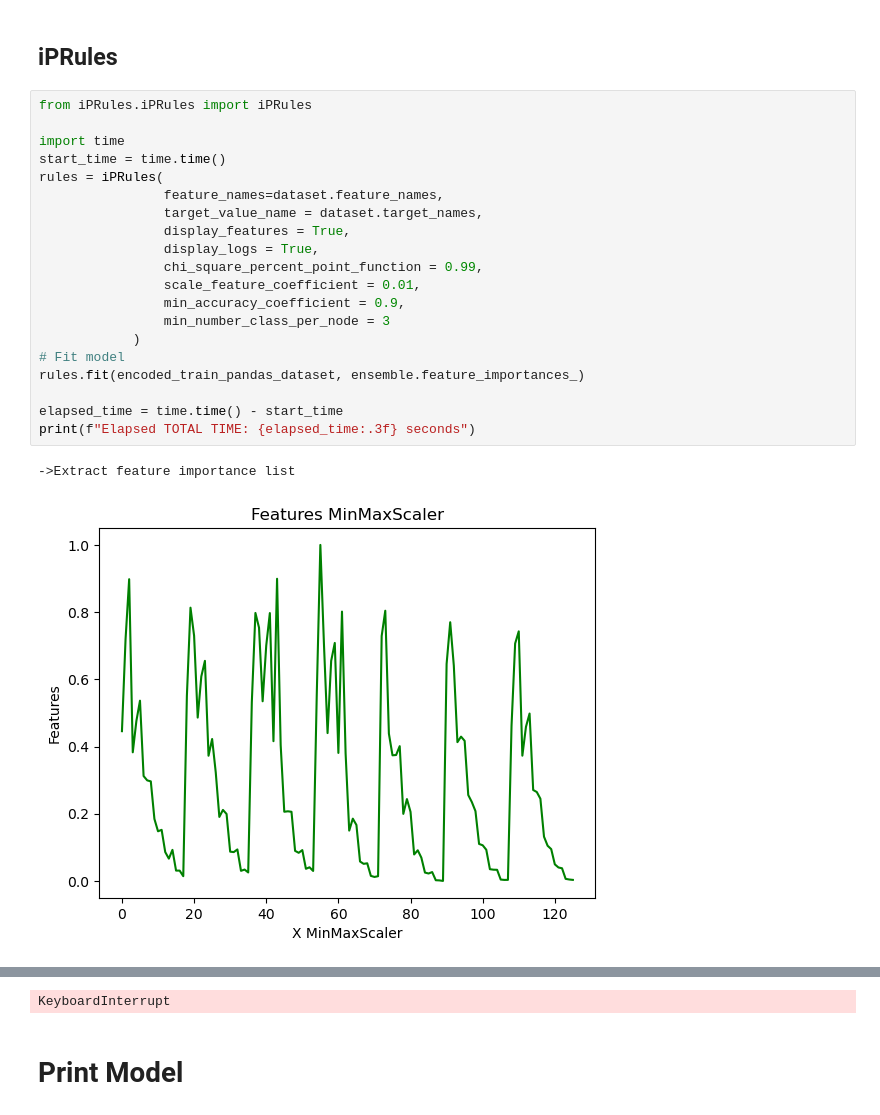
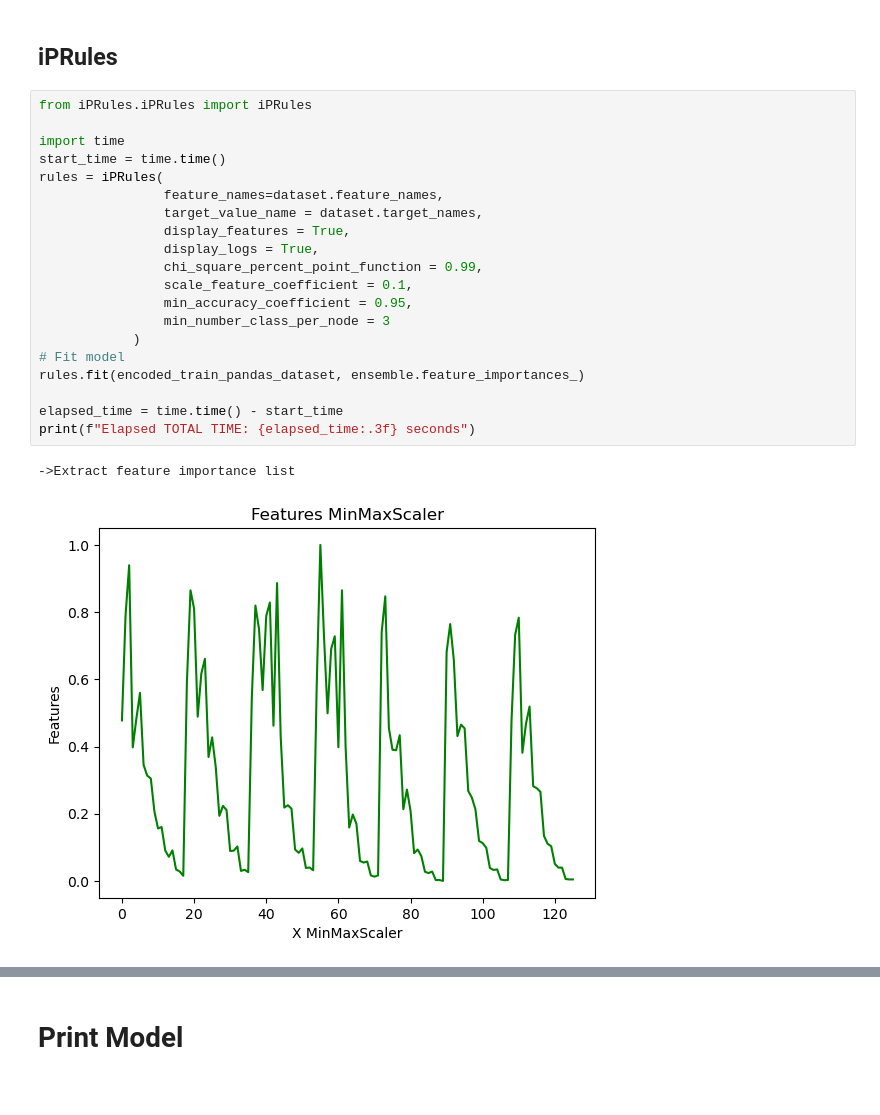
Before and after one commit to marioopv/iPRules, a Jupyter notebook: notebooks/IPRules/iPRules_example.ipynb, the cells around one changed output, grey strips where cells are left out. Saved outputs shown, nothing was run; the diff lists cells and outputs as text.

```diff
--- a/notebooks/IPRules/iPRules_example.ipynb
+++ b/notebooks/IPRules/iPRules_example.ipynb
@@ -81,24 +81,24 @@ RandomForestClassifier()
 # %%
 from iPRules.iPRules import iPRules
 
 import time
 start_time = time.time()
 rules = iPRules(
                 feature_names=dataset.feature_names,
                 target_value_name = dataset.target_names,
                 display_features = True,
                 display_logs = True,
                 chi_square_percent_point_function = 0.99,
-                scale_feature_coefficient = 0.01,
-                min_accuracy_coefficient = 0.9,
+                scale_feature_coefficient = 0.1,
+                min_accuracy_coefficient = 0.95,
                 min_number_class_per_node = 3
             )
 # Fit model
 rules.fit(encoded_train_pandas_dataset, ensemble.feature_importances_)
 
 elapsed_time = time.time() - start_time
 print(f"Elapsed TOTAL TIME: {elapsed_time:.3f} seconds")
 # %% [output]
 ->Extract feature importance list
-[figure, old version]
+[figure, new version]
          Original features 126
@@ -108,4 +116,3 @@ print(f"Elapsed TOTAL TIME: {elapsed_time:.3f} seconds")
-KeyboardInterrupt
 # %% [markdown]
 # Print Model
 # %%
```
Also changed, not shown: parts of 5 cells of this notebook, 12 other files.
